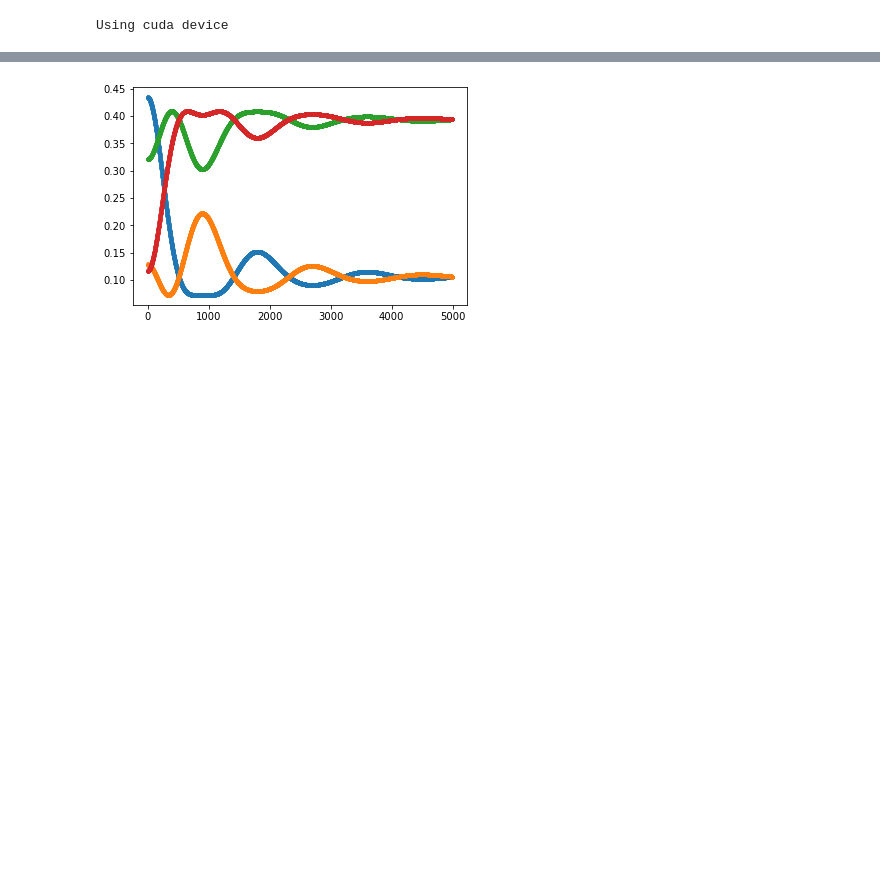
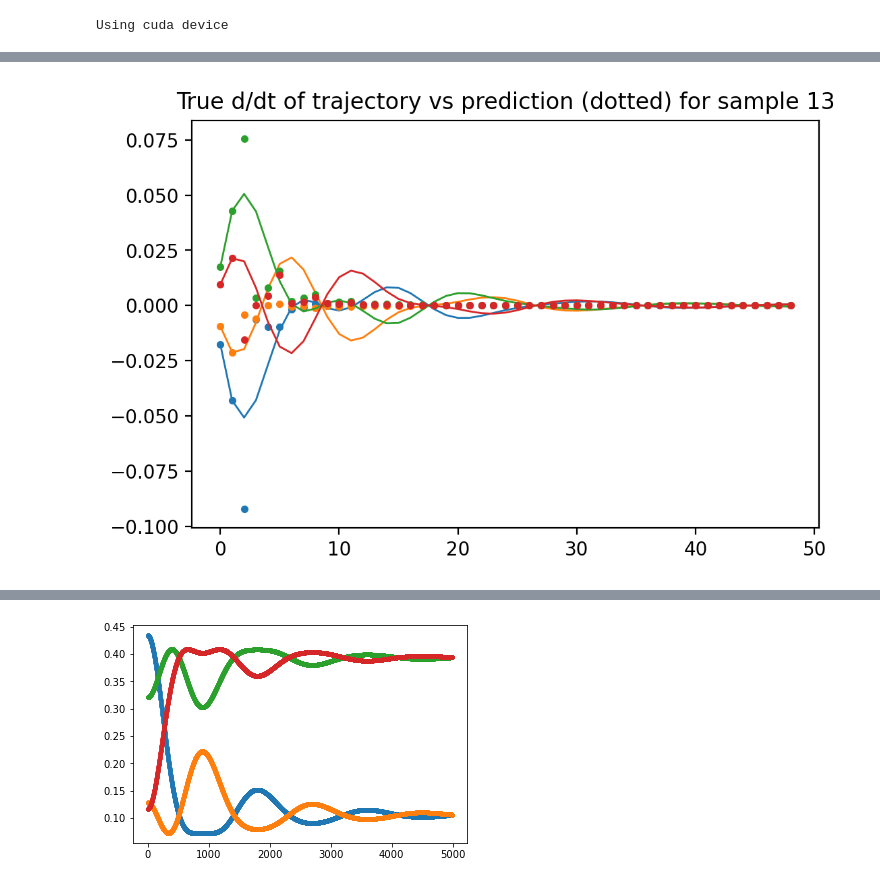
Before and after one commit to Rumoa/project_with_osvaldo, a Jupyter notebook: predicting_next_sic_povm.ipynb, the cells around one changed output, grey strips where cells are left out. Saved outputs shown, nothing was run; the diff lists cells and outputs as text; code cells hidden in the pictures; blank space fills up the shorter version.

```diff
--- a/predicting_next_sic_povm.ipynb
+++ b/predicting_next_sic_povm.ipynb
@@ -150 +215,14 @@ all_preds = model(tensor(X_val).to(device)).cpu().detach().numpy()
+# %%
+# all_preds = model(tensor(X_val).to(device)).cpu().detach().numpy()
+i = rng.integers(0, 20 - 1)
+
+plt.figure(dpi=200)
+for j in range(all_true.shape[1]):
+    plt.plot(np.diff(X_val[i][j]), color=f'C{j}', lw=1)
+    plt.plot(np.diff(all_preds[i][j]), ".", color=f'C{j}')
+    # plt.ylim(0,1)
+plt.title(f"True d/dt of trajectory vs prediction (dotted) for sample {i}")
+plt.show()
+# %% [output]
+[figure, added]
 # %%
```
Also changed, not shown: parts of 11 cells of this notebook.
